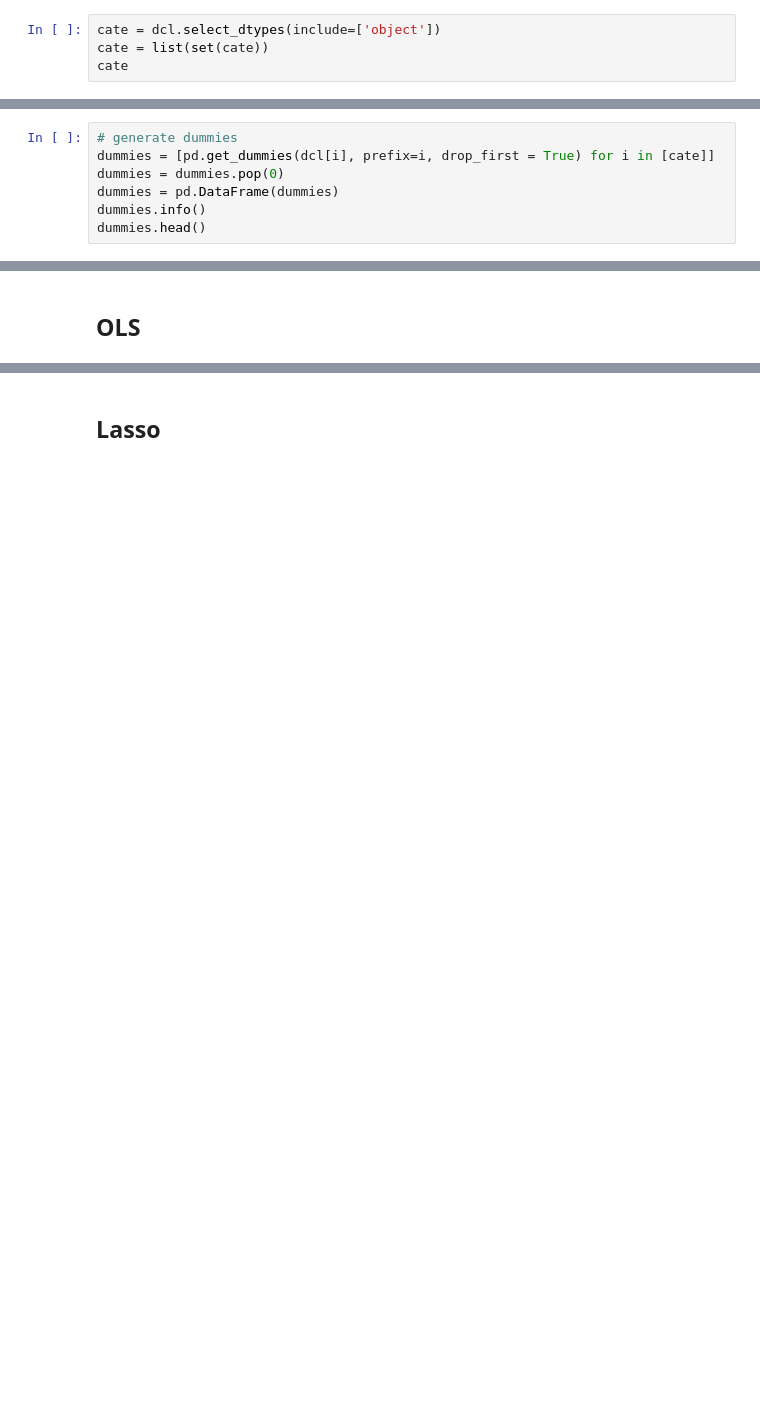
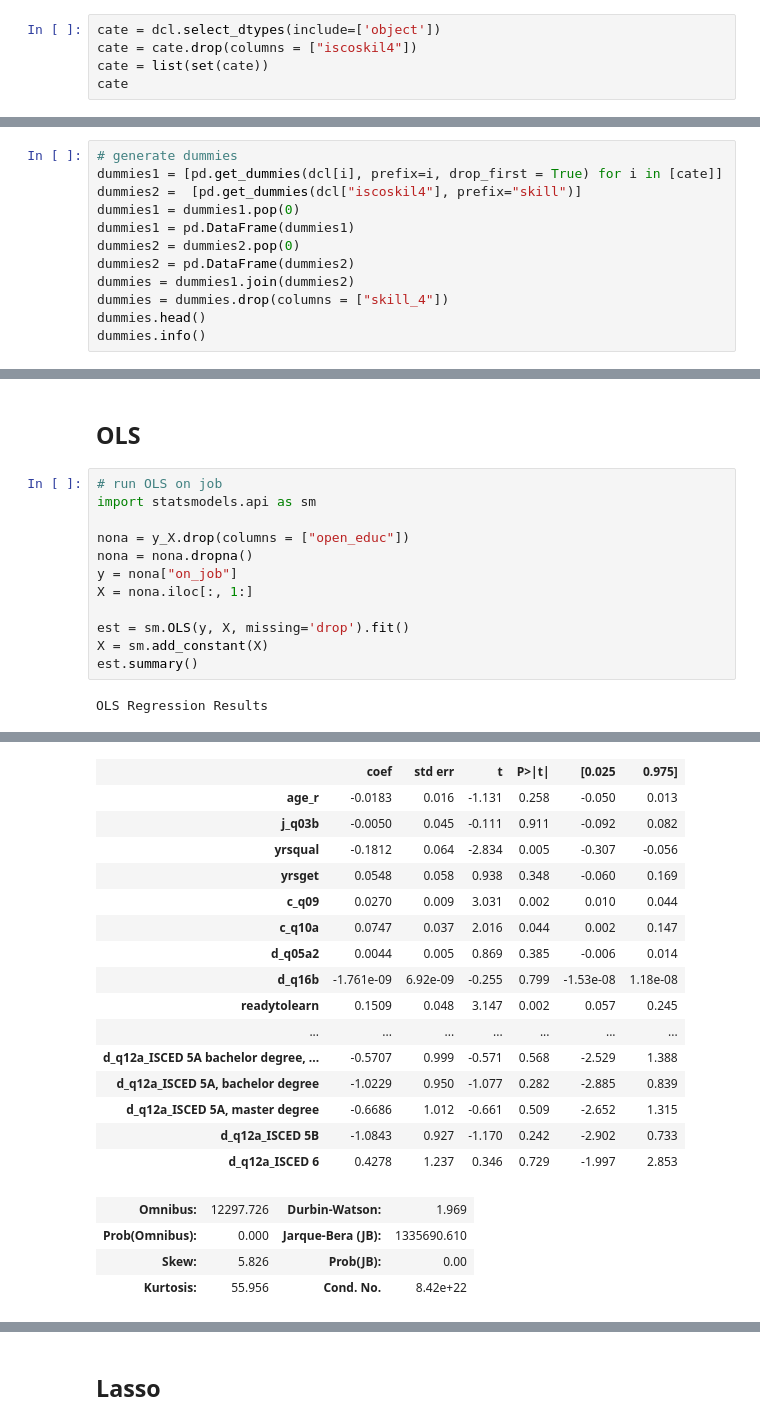
Before and after one commit to srh-gst/ML_term_paper, a Jupyter notebook: Code/4_model_estimation.ipynb, the cells around one changed output, grey strips where cells are left out. Cells and saved outputs as stored; diff of their text form; blank space fills up the shorter version.

```diff
--- a/Code/4_model_estimation.ipynb
+++ b/Code/4_model_estimation.ipynb
@@ -58,5 +55,6 @@ memory usage: 163.7+ MB
 # %%
 cate = dcl.select_dtypes(include=['object'])
+cate = cate.drop(columns = ["iscoskil4"])
 cate = list(set(cate))
 cate
 # %% [output]
@@ -79,0 +78,12 @@ cate
+# %%
+# generate dummies
+dummies1 = [pd.get_dummies(dcl[i], prefix=i, drop_first = True) for i in [cate]]
+dummies2 =  [pd.get_dummies(dcl["iscoskil4"], prefix="skill")]
+dummies1 = dummies1.pop(0)
+dummies1 = pd.DataFrame(dummies1)
+dummies2 = dummies2.pop(0)
+dummies2 = pd.DataFrame(dummies2)
+dummies = dummies1.join(dummies2)
+dummies = dummies.drop(columns = ["skill_4"])
+dummies.head()
+dummies.info()
@@ -121,8 +137 @@ num_list
  'yrsget']
-# %%
-# generate dummies
-dummies = [pd.get_dummies(dcl[i], prefix=i, drop_first = True) for i in [cate]]
-dummies = dummies.pop(0)
-dummies = pd.DataFrame(dummies)
-dummies.info()
-dummies.head()
@@ -206,2 +185,16 @@ Name: b_q12f, dtype: float64
 # %% [markdown]
 ## OLS
+# %%
+# run OLS on job
+import statsmodels.api as sm
+
+nona = y_X.drop(columns = ["open_educ"])
+nona = nona.dropna()
+y = nona["on_job"]
+X = nona.iloc[:, 1:]
+
+est = sm.OLS(y, X, missing='drop').fit()
+X = sm.add_constant(X)
+est.summary()
+# %% [output]
+OLS Regression Results
@@ -207,0 +210,20 @@ Name: b_q12f, dtype: float64
+|  | coef | std err | t | P>|t| | [0.025 | 0.975] |
+| age_r | -0.0183 | 0.016 | -1.131 | 0.258 | -0.050 | 0.013 |
+| j_q03b | -0.0050 | 0.045 | -0.111 | 0.911 | -0.092 | 0.082 |
+| yrsqual | -0.1812 | 0.064 | -2.834 | 0.005 | -0.307 | -0.056 |
+| yrsget | 0.0548 | 0.058 | 0.938 | 0.348 | -0.060 | 0.169 |
+| c_q09 | 0.0270 | 0.009 | 3.031 | 0.002 | 0.010 | 0.044 |
+| c_q10a | 0.0747 | 0.037 | 2.016 | 0.044 | 0.002 | 0.147 |
+| d_q05a2 | 0.0044 | 0.005 | 0.869 | 0.385 | -0.006 | 0.014 |
+| d_q16b | -1.761e-09 | 6.92e-09 | -0.255 | 0.799 | -1.53e-08 | 1.18e-08 |
+| readytolearn | 0.1509 | 0.048 | 3.147 | 0.002 | 0.057 | 0.245 |
+| ... | ... | ... | ... | ... | ... | ... |
+| d_q12a_ISCED 5A bachelor degree, ... | -0.5707 | 0.999 | -0.571 | 0.568 | -2.529 | 1.388 |
+| d_q12a_ISCED 5A, bachelor degree | -1.0229 | 0.950 | -1.077 | 0.282 | -2.885 | 0.839 |
+| d_q12a_ISCED 5A, master degree | -0.6686 | 1.012 | -0.661 | 0.509 | -2.652 | 1.315 |
+| d_q12a_ISCED 5B | -1.0843 | 0.927 | -1.170 | 0.242 | -2.902 | 0.733 |
+| d_q12a_ISCED 6 | 0.4278 | 1.237 | 0.346 | 0.729 | -1.997 | 2.853 |
+| Omnibus: | 12297.726 | Durbin-Watson: | 1.969 |
+| Prob(Omnibus): | 0.000 | Jarque-Bera (JB): | 1335690.610 |
+| Skew: | 5.826 | Prob(JB): | 0.00 |
+| Kurtosis: | 55.956 | Cond. No. | 8.42e+22 |
```
Also changed, not shown: parts of 40 cells of this notebook.
